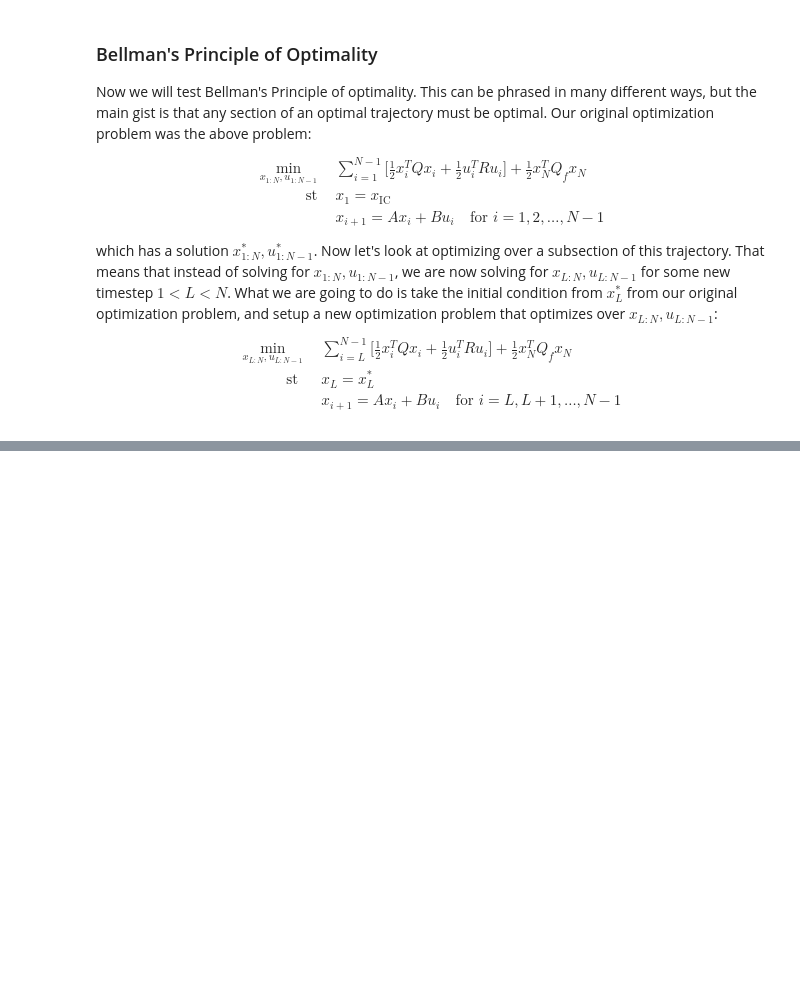
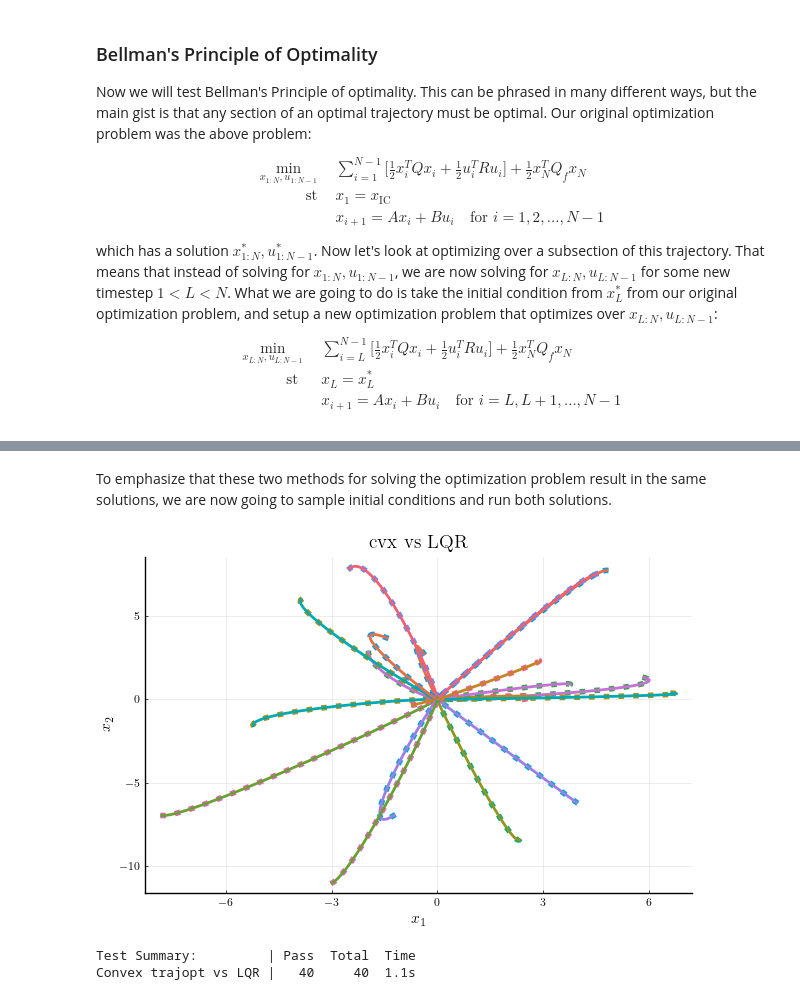
Before and after one commit to cJamesSmith/optimal-control-notes-code, a Jupyter notebook: code/with-notes/exercise-2/Q1.ipynb, the cells around one changed output, grey strips where cells are left out. Saved outputs shown, nothing was run; the diff lists cells and outputs as text; code cells hidden in the pictures; blank space fills up the shorter version.

```diff
--- a/code/with-notes/exercise-2/Q1.ipynb
+++ b/code/with-notes/exercise-2/Q1.ipynb
@@ -326,0 +446,54 @@ Test.DefaultTestSet("Bellman's Principle of Optimality", Any[], 4, false, false,
+# %% [markdown]
+To emphasize that these two methods for solving the optimization problem result in the same solutions, we are now going to sample initial conditions and run both solutions.
+# %%
+import Random
+Random.seed!(1)
+@testset "Convex trajopt vs LQR" begin
+
+    # problem stuff
+    dt = 0.1
+    tf = 5.0
+    t_vec = 0:dt:tf
+    N = length(t_vec)
+    A, B = double_integrator_AB(dt)
+    nx, nu = size(B)
+    Q = diagm(ones(nx))
+    R = diagm(ones(nu))
+    Qf = 5 * Q
+
+
+    plot()
+    for ic_iter = 1:20
+        x0 = [5 * randn(2); 1 * randn(2)]
+        Xcvx, Ucvx = convex_trajopt(A, B, Q, R, Qf, N, x0; verbose = false)
+        P, K = fhlqr(A, B, Q, R, Qf, N)
+        Xsim_cvx = [zeros(nx) for i = 1:N]
+        Xsim_cvx[1] = 1 * x0
+        Xsim_lqr = [zeros(nx) for i = 1:N]
+        Xsim_lqr[1] = 1 * x0
+        for i = 1:N-1
+            # simulate cvx control
+            Xsim_cvx[i+1] = A * Xsim_cvx[i] + B * Ucvx[i]
+
+            # TODO: use your FHLQR control gains K to calculate u_lqr
+            # simulate lqr control
+            u_lqr = -K[i] * Xsim_lqr[i]
+            Xsim_lqr[i+1] = A * Xsim_lqr[i] + B * u_lqr
+        end
+
+        @test 1e-13 < norm(Xsim_lqr[end] - Xsim_cvx[end]) < 1e-3
+        @test 1e-13 < maximum(norm.(Xsim_lqr - Xsim_cvx)) < 1e-3
+
+        # ------------------------plotting--------------------------
+        X1m = mat_from_vec(Xsim_cvx)
+        X2m = mat_from_vec(Xsim_lqr)
+        plot!(X2m[1, :], X2m[2, :], label = "", lw = 4, ls = :dot)
+        plot!(X1m[1, :], X1m[2, :], label = "", lw = 2)
+    end
+    display(plot!(title = "cvx vs LQR", ylabel = L"x_2", xlabel = L"x_1"))
+    PyPlot.close()
+end;
+# %% [output]
+[figure, added]
+Test Summary:         | Pass  Total  Time
+Convex trajopt vs LQR |   40     40  1.1s
```
Also changed, not shown: parts of 15 cells of this notebook, 2 other files.
